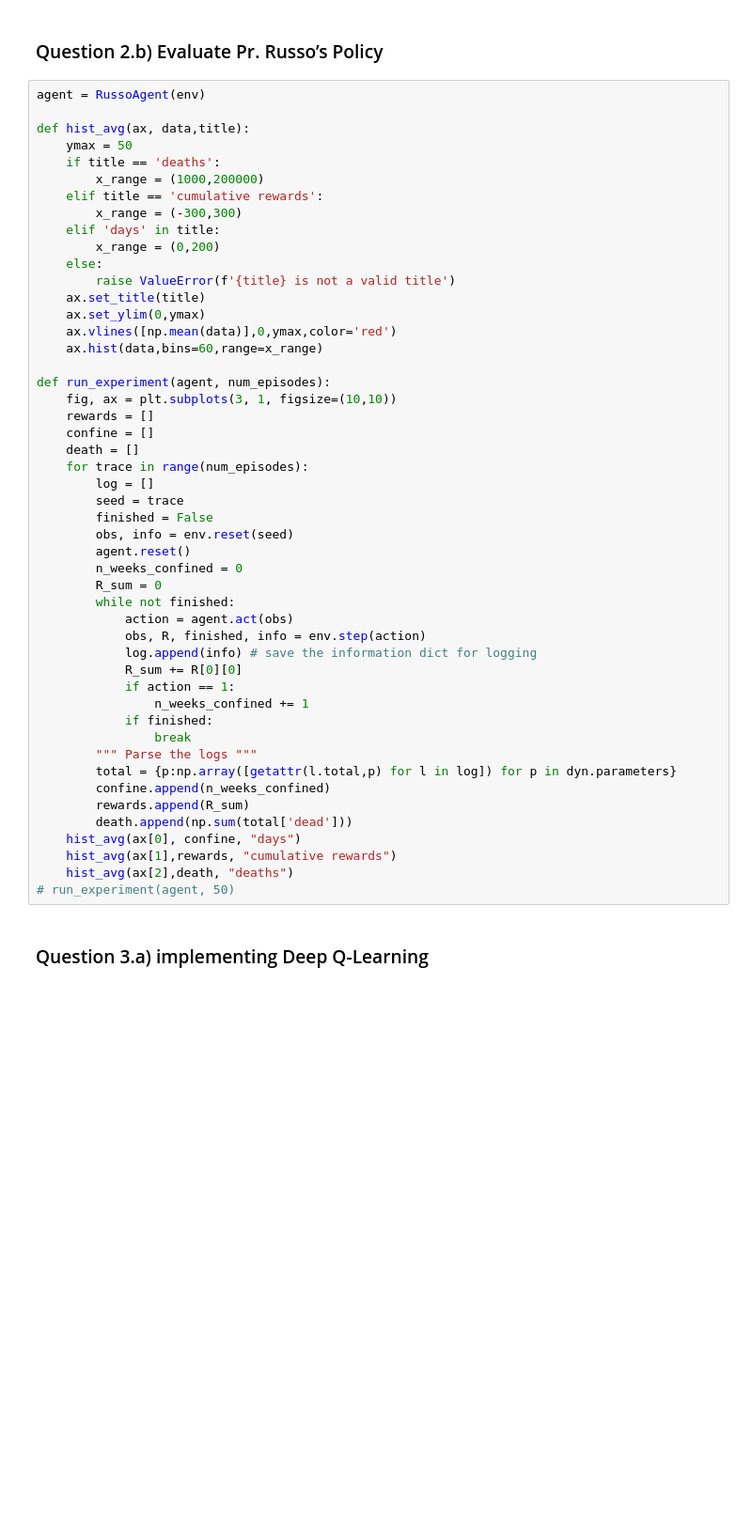
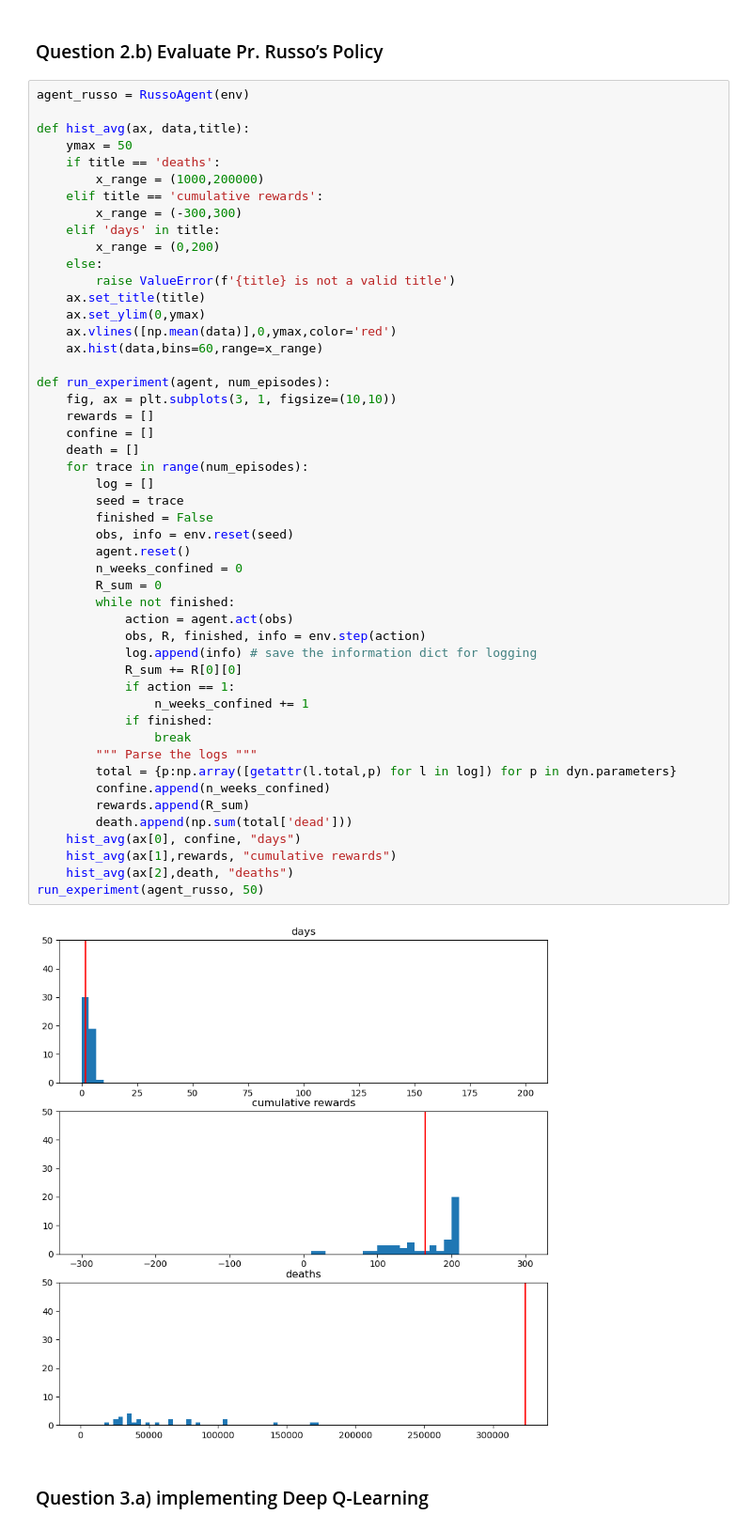
Before and after one commit to dariayakovchuk/Miniproject_DQN, a Jupyter notebook: Miniproject_DQN/notebook.ipynb, the cells around one changed output. Shown at 94% size. Drawn from its saved outputs; the diff is of its cells as text; blank space fills up the shorter version.

```diff
--- a/Miniproject_DQN/notebook.ipynb
+++ b/Miniproject_DQN/notebook.ipynb
@@ -216,7 +216,7 @@ plot_all(leftstate = True, leftobs =True, leftactions = True, right_per_city = T
 # %% [markdown]
 ### Question 2.b) Evaluate Pr. Russo’s Policy
 # %%
-agent = RussoAgent(env)
+agent_russo = RussoAgent(env)
 
 def hist_avg(ax, data,title):
     ymax = 50
@@ -236,34 +236,36 @@ def hist_avg(ax, data,title):
 def run_experiment(agent, num_episodes):
     fig, ax = plt.subplots(3, 1, figsize=(10,10))
     rewards = []
     confine = []
     death = []
     for trace in range(num_episodes):
         log = []
         seed = trace
         finished = False
         obs, info = env.reset(seed)
         agent.reset()
         n_weeks_confined = 0
         R_sum = 0
         while not finished:
             action = agent.act(obs)
             obs, R, finished, info = env.step(action)
             log.append(info) # save the information dict for logging
             R_sum += R[0][0]
             if action == 1:
                 n_weeks_confined += 1
             if finished:
                 break
         """ Parse the logs """
         total = {p:np.array([getattr(l.total,p) for l in log]) for p in dyn.parameters}
         confine.append(n_weeks_confined)
         rewards.append(R_sum)
         death.append(np.sum(total['dead']))
     hist_avg(ax[0], confine, "days")
     hist_avg(ax[1],rewards, "cumulative rewards")
     hist_avg(ax[2],death, "deaths")
-# run_experiment(agent, 50)
+run_experiment(agent_russo, 50)
+# %% [output]
+[figure, added]
 # %% [markdown]
 ### Question 3.a) implementing Deep Q-Learning
 # %%
```
Also changed, not shown: parts of 13 cells of this notebook, 2 other files.
